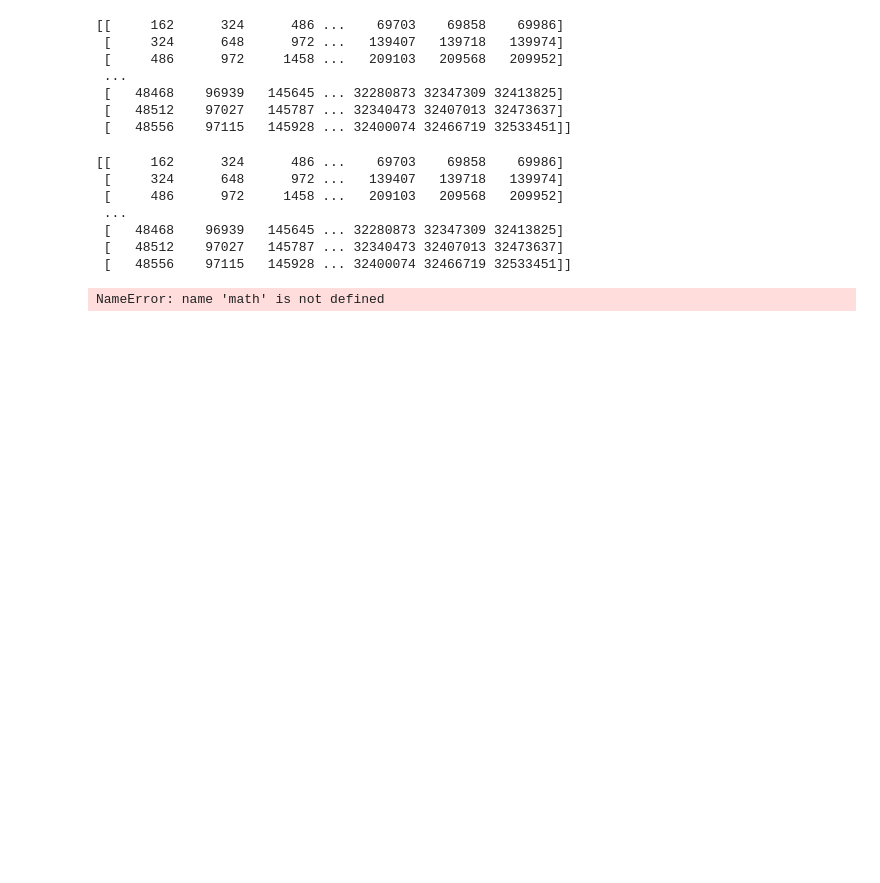
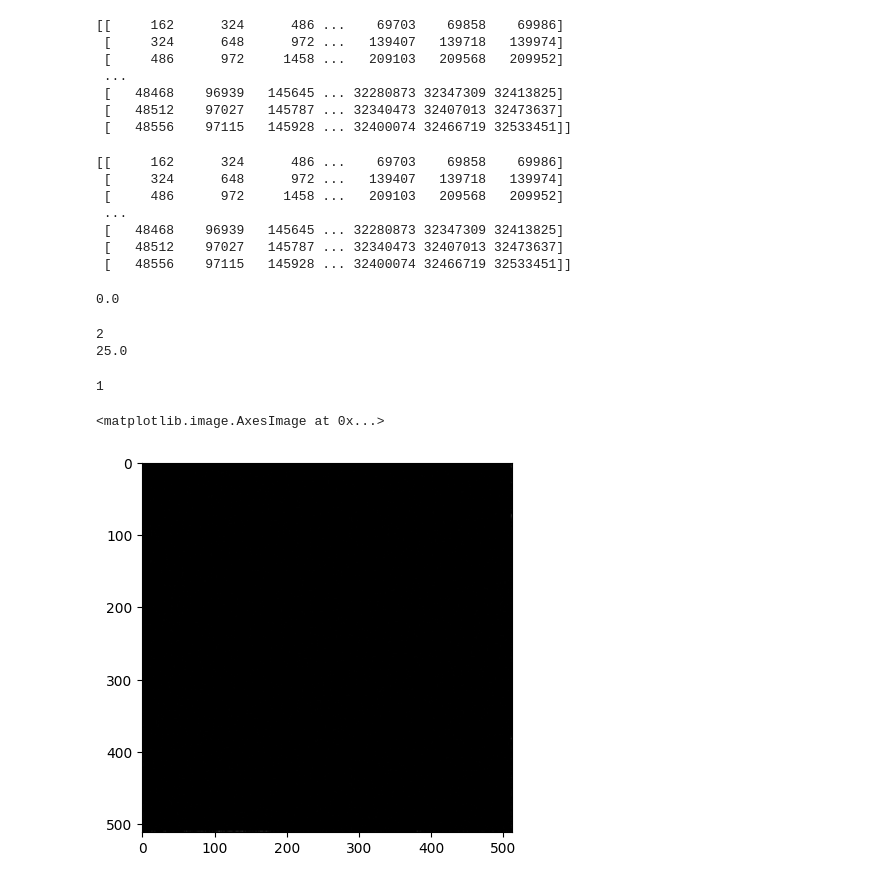
Before and after one commit to DoyleBellamy/Bil-467, a Jupyter notebook: Exercise_5/intergral_image.ipynb, the cells around one changed output. Saved outputs shown, nothing was run; the diff lists cells and outputs as text; code cells hidden in the pictures; blank space fills up the shorter version.

```diff
--- a/Exercise_5/intergral_image.ipynb
+++ b/Exercise_5/intergral_image.ipynb
@@ -18,8 +18,7 @@ def integral_image(image):
     temp_integralImage2 = np.cumsum(temp_integralImage,axis=0)
     return temp_integralImage2
 # %%
-integralImage = integral_image(input_image)
-print(integralImage)
+integralImage = integral_imageFunc(input_image)
 # %% [output]
 [[     162      324      486 ...    69703    69858    69986]
  [     324      648      972 ...   139407   139718   139974]
@@ -44,7 +42,59 @@ print(intergralImage_OpenCv)
  [   48468    96939   145645 ... 32280873 32347309 32413825]
  [   48512    97027   145787 ... 32340473 32407013 32473637]
  [   48556    97115   145928 ... 32400074 32466719 32533451]]
-# %%
-image_diff = np.absolute(intergralImage_OpenCv-integral_image)
-# %% [output]
-NameError: name 'math' is not defined
+# %%
+# We get max pixel intensity difference between my integral
+# image implementation and opencv's one
+image_diff = np.absolute(intergralImage_OpenCv-integralImage)
+print(np.max(image_diff))
+# %% [output]
+0.0
+# %%
+KERNEL_SIZE = 3
+def box_filter_from_integral_image(original_image,imageIntegral,kernelSize):
+    m,n = imageIntegral.shape
+    result_image = original_image.copy()
+    padding = int(kernelSize/2)
+    print(padding)
+    divider = float(kernelSize**2)
+    print(divider)
+    # Code withoud padding (No change to borders)
+    for i in range(padding,m-padding):
+        for j in range(padding,n-padding):
+            if i == padding and j == padding:
+                temp_float = (imageIntegral[i+padding,j+padding]/divider)
+            elif i == padding and j != padding:
+                temp_float = (imageIntegral[i+padding,j+padding]/divider)-(imageIntegral[i+padding,j-padding-1]/divider)
+            elif i != padding and j == padding:
+                temp_float = (imageIntegral[i+padding,j+padding]/divider)-(imageIntegral[i-padding-1,j+padding]/divider)
+            else:
+                temp_float = (imageIntegral[i+padding,j+padding]/divider)+(imageIntegral[i-padding-1,j-padding-1]/divider)-(imageIntegral[i-padding-1,j+padding]/divider)-(imageIntegral[i+padding,j-padding-1]/divider)
+
+            result_image[i,j] = temp_float.astype(np.uint8)
+
+    return result_image
+# %%
+image_box_filtered = box_filter_from_integral_image(input_image,integralImage,KERNEL_SIZE).astype(np.uint8)
+# %% [output]
+2
+25.0
+# %%
+difference_image = image_box_filtered.copy()
+kernel = np.ones((KERNEL_SIZE,KERNEL_SIZE),np.float32)/(KERNEL_SIZE**2)
+dst = cv.filter2D(input_image,-1,kernel)
+
+m,n = input_image.shape
+for i in range(m):
+    for j in range(n):
+        difference_image[i][j] = abs(int(dst[i][j]) - int(image_box_filtered[i][j]))
+
+# Except the borders our box filter implementation with
+# integral image works fine
+half_of_kernel_size = int(KERNEL_SIZE/2)
+print(np.max(difference_image[half_of_kernel_size:-half_of_kernel_size,half_of_kernel_size:-half_of_kernel_size]))
+
+plt.imshow(difference_image,cmap='gray',vmin=0,vmax=255)
+# %% [output]
+1
+<matplotlib.image.AxesImage at 0x...>
+[figure, added]
```
Also changed, not shown: parts of 2 cells of this notebook.
